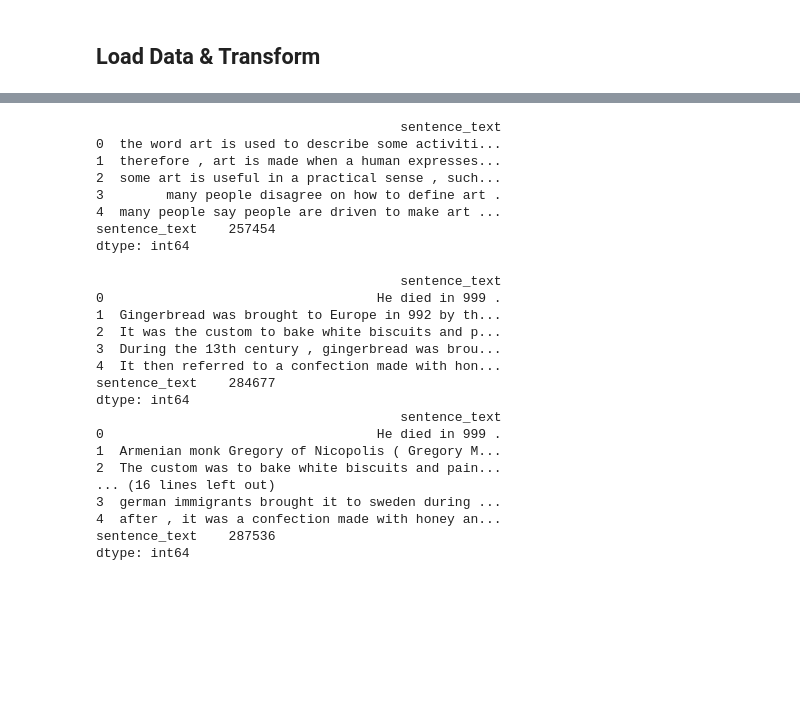
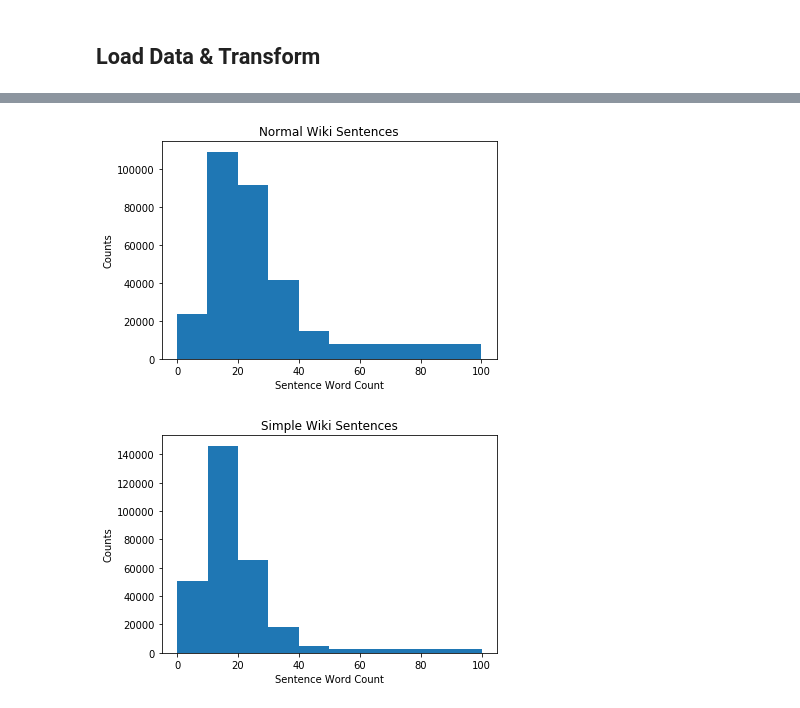
Before and after one commit to mafiakittens/Parlancr, a Jupyter notebook: data_pipeline/data_cleaning_wiki.ipynb, the cells around one changed output, grey strips where cells are left out. Drawn from its saved outputs; the diff is of its cells as text; code cells hidden in the pictures; blank space fills up the shorter version.

```diff
--- a/data_pipeline/data_cleaning_wiki.ipynb
+++ b/data_pipeline/data_cleaning_wiki.ipynb
@@ -312,14 +264,0 @@ dtype: int64
-# %%
-wiki_simple_model_input = build_model_input(pandas_df=wiki_simple_sampled, commentfield='sentence_text', post_length=100, sent_length=1000)
-
-print(wiki_simple_model_input.head())
-print(wiki_simple_model_input.count())
-# %% [output]
-                                       sentence_text
-0  the word art is used to describe some activiti...
-1  therefore , art is made when a human expresses...
-2  some art is useful in a practical sense , such...
-3        many people disagree on how to define art .
-4  many people say people are driven to make art ...
-sentence_text    257454
-dtype: int64
@@ -329,6 +265,7 @@ wiki_simple_model_input.to_csv('data/model_data/wiki_simple.train.0', sep='\t',
 # %%
-# Secondary set of wikipedia data, filtered to well-matched sentences (https://github.com/senisioi/NeuralTextSimplification)
+# Secondary set of wikipedia data, filtered to well-matched sentences from: (https://github.com/senisioi/NeuralTextSimplification)
 
+# train set
 wiki2_normal = pd.read_csv('data/train_normal_matched.txt', sep='\t', header = None, names = ['sentence_text']).dropna(subset=['sentence_text'])
 wiki2_simple = pd.read_csv('data/train_simple_matched.txt', sep='\t', header = None, names = ['sentence_text']).dropna(subset=['sentence_text'])
 
@@ -347,23 +284,5 @@ wiki2_simple_model_input = build_model_input(pandas_df=wiki2_simple, commentfiel
 print(wiki2_simple_model_input.head())
 print(wiki2_simple_model_input.count())
 
-wiki2_normal_model_input.to_csv('data/model_data/wiki_normal_matched.train.0', sep='\t', index=False, header=False)
-wiki2_simple_model_input.to_csv('data/model_data/wiki_simple_matched.train.0', sep='\t', index=False, header=False)
+wiki2_normal_model_input.to_csv('data/model_data/wiki_normal_matched_train.txt', sep='\t', index=False, header=False)
+wiki2_simple_model_input.to_csv('data/model_data/wiki_simple_matched_train.txt', sep='\t', index=False, header=False)
-# %% [output]
-                                       sentence_text
-0                                   He died in 999 .
-1  Gingerbread was brought to Europe in 992 by th...
-2  It was the custom to bake white biscuits and p...
-3  During the 13th century , gingerbread was brou...
-4  It then referred to a confection made with hon...
-sentence_text    284677
-dtype: int64
-                                       sentence_text
-0                                   He died in 999 .
-1  Armenian monk Gregory of Nicopolis ( Gregory M...
-2  The custom was to bake white biscuits and pain...
-... (16 lines left out)
-3  german immigrants brought it to sweden during ...
-4  after , it was a confection made with honey an...
-sentence_text    287536
-dtype: int64
@@ -369,0 +311,36 @@ dtype: int64
+# %%
+# looking at length of sentences
+
+# train set
+wiki2_normal_eda = pd.read_csv('data/model_data/wiki_normal_matched_train.txt', sep='\t', header = None, names = ['sentence_text'])
+wiki2_simple_eda = pd.read_csv('data/model_data/wiki_simple_matched_train.txt', sep='\t', header = None, names = ['sentence_text'])
+
+normal_lengths = []
+normal_index = []
+for i in wiki2_normal_eda['sentence_text']:
+    normal_lengths.append(len(re.findall(r'\w+', i)))
+    normal_index.append(len(re.findall(r'\w+', i)) <= 25)
+
+simple_lengths = []
+simple_index = []
+for i in wiki2_simple_eda['sentence_text']:
+    simple_lengths.append(len(re.findall(r'\w+', i)))
+    simple_index.append(len(re.findall(r'\w+', i)) <= 25)
+
+plt.figure(1)
+plt.hist(normal_lengths, bins=[0, 10, 20, 30, 40, 50, 100])
+plt.xlabel('Sentence Word Count')
+plt.ylabel('Counts')
+plt.title('Normal Wiki Sentences')
+
+
+plt.figure(2)
+plt.hist(simple_lengths, bins=[0, 10, 20, 30, 40, 50, 100])
+plt.xlabel('Sentence Word Count')
+plt.ylabel('Counts')
+plt.title('Simple Wiki Sentences')
+
+plt.show()
+# %% [output]
+[figure, added]
+[figure, added]
```
Also changed, not shown: parts of 11 cells of this notebook.
